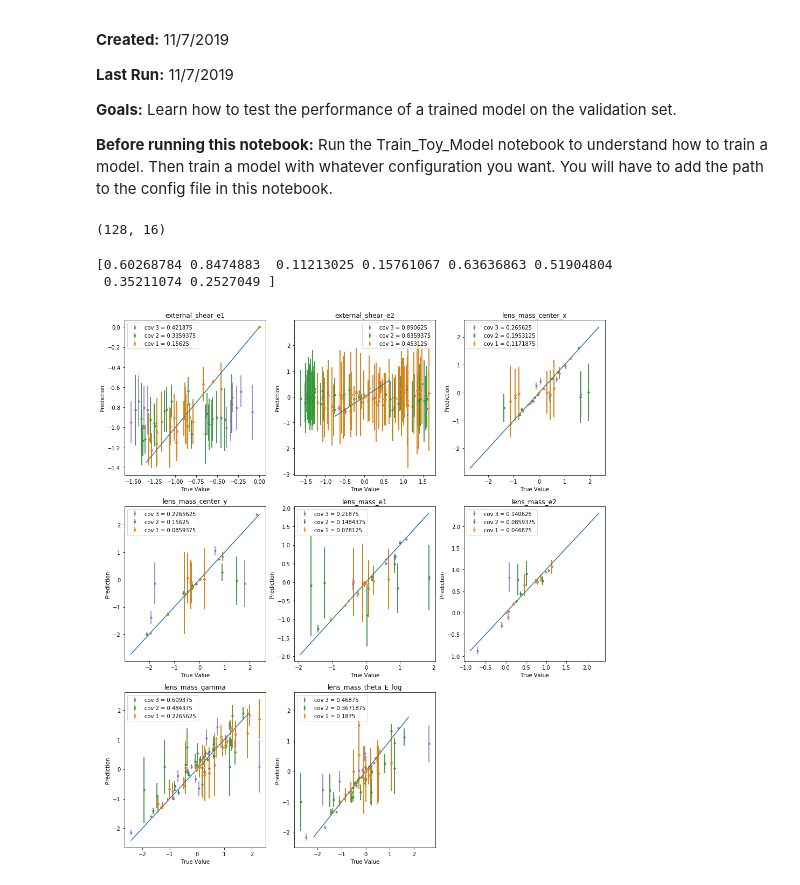
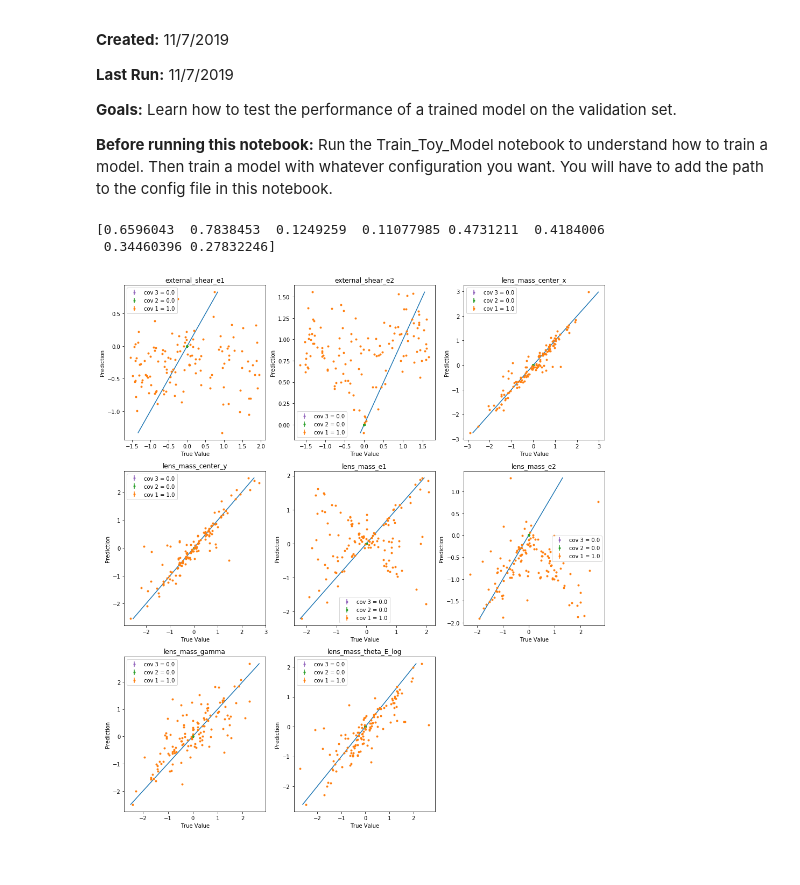
Before and after one commit to swagnercarena/ovejero, a Jupyter notebook: demos/Test_Model_Performance.ipynb, the cells around one changed output. Drawn from its saved outputs; the diff is of its cells as text; code cells hidden in the pictures.

```diff
--- a/demos/Test_Model_Performance.ipynb
+++ b/demos/Test_Model_Performance.ipynb
@@ -20,7 +20,7 @@ __Goals:__ Learn how to test the performance of a trained model on the validatio
 __Before running this notebook:__ Run the Train_Toy_Model notebook to understand how to train a model. Then train a model with whatever configuration you want. You will have to add the path to the config file in this notebook.
 # %%
 # First specify the config path
-config_path = '../configs/t1_local.json' #NOTIMPLEMENTED()
+config_path = '../configs/t2_local.json' #NOTIMPLEMENTED()
 
 # Check that the config has what you need
 cfg = model_trainer.load_config(config_path)
@@ -31,6 +31,7 @@ model, _ = model_trainer.model_loss_builder(cfg)
 # Load the validation data we're going to use to test the performance of our model
 tf_record_path_v = cfg['validation_params']['root_path']+cfg['validation_params']['tf_record_path']
 final_params = cfg['training_params']['final_params']
+num_params = len(final_params)
 batch_size = 128
 # %%
 tf_dataset_v = data_tools.build_tf_dataset(tf_record_path_v,final_params,batch_size,1)
@@ -39,45 +40,41 @@ for image_batch, output_batch in tf_dataset_v.take(1):
     output_batch = output_batch.numpy()
 # %%
 predict_batch = model.predict(image_batch)
-# %%
-predict_batch.shape
-# %% [output]
-(128, 16)
 # %%
 y_test = output_batch
 y_param_pred = predict_batch[:,:num_params]
-y_std = np.exp(predict_batch[:,num_params:])
+y_std = np.exp(predict_batch[:,num_params:num_params*2])*0
 
 plt.figure(figsize=(16,18))
 sub_samp = list(range(len(y_test)))
 error = y_param_pred - y_test
-cov_mask_1 = np.abs(error) < y_std
+cov_mask_1 = np.abs(error)*0 <= y_std
 cov_mask_2 = np.abs(error) < 2*y_std
 cov_mask_3 = np.abs(error) < 3*y_std
 coverage_1 = np.sum(cov_mask_1, axis=0) / batch_size
 coverage_2 = np.sum(cov_mask_2, axis=0) / batch_size
 coverage_3 = np.sum(cov_mask_3, axis=0) / batch_size
 for i in range(len(final_params)):
     plt.subplot(3, 3, i+1)
     plt.errorbar(y_test[sub_samp,i]*cov_mask_3[sub_samp,i], y_param_pred[sub_samp,i]*cov_mask_3[sub_samp,i],
                  yerr=y_std[sub_samp,i]*cov_mask_3[sub_samp,i], fmt='.', label='cov 3 = '+ str(coverage_3[i]),
                 color='C4')
     plt.errorbar(y_test[sub_samp,i]*cov_mask_2[sub_samp,i],y_param_pred[sub_samp,i]*cov_mask_2[sub_samp,i],
                  yerr=y_std[sub_samp,i]*cov_mask_2[sub_samp,i], fmt='.', label='cov 2 = '+ str(coverage_2[i]),
                 color='C2')
     plt.errorbar(y_test[sub_samp,i]*cov_mask_1[sub_samp,i],y_param_pred[sub_samp,i]*cov_mask_1[sub_samp,i],
                  yerr=y_std[sub_samp,i]*cov_mask_1[sub_samp,i], fmt='.', label='cov 1 = '+ str(coverage_1[i]),
                 color='C1')
     # plot confidence interval
     straight = np.linspace(np.min(y_param_pred[:,i]), np.max(y_param_pred[:,i]), 1000)
     plt.plot(straight, straight, label='',color='C0')
     plt.title(final_params[i])
     plt.ylabel('Prediction')
     plt.xlabel('True Value')
     plt.legend()
 print(np.median(np.abs(y_param_pred-y_test),axis=0))
 plt.show()
 # %% [output]
-[0.60268784 0.8474883  0.11213025 0.15761067 0.63636863 0.51904804
- 0.35211074 0.2527049 ]
+[0.6596043  0.7838453  0.1249259  0.11077985 0.4731211  0.4184006
+ 0.34460396 0.27832246]
-[figure, old version]
+[figure, new version]
```
Also changed, not shown: 13 other files.
